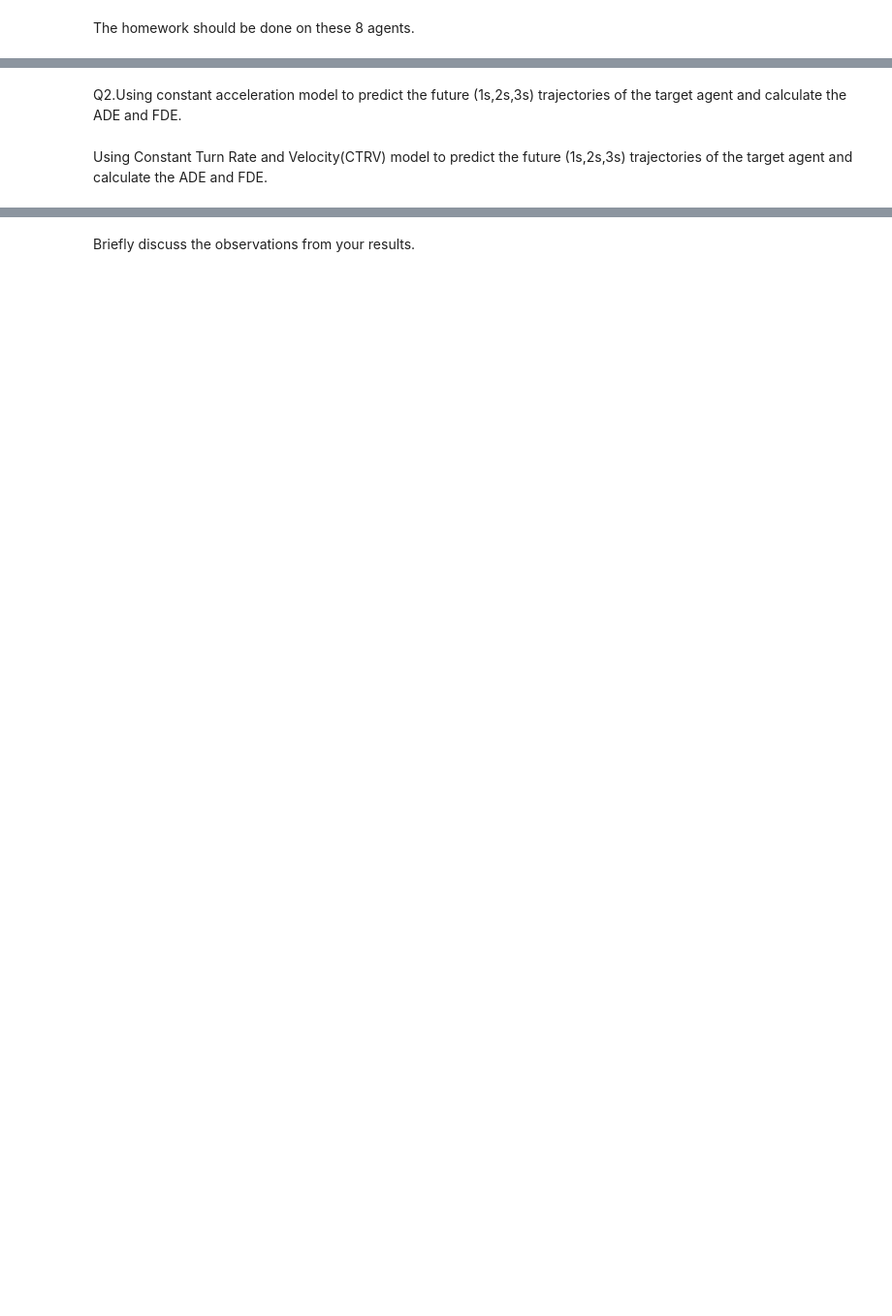
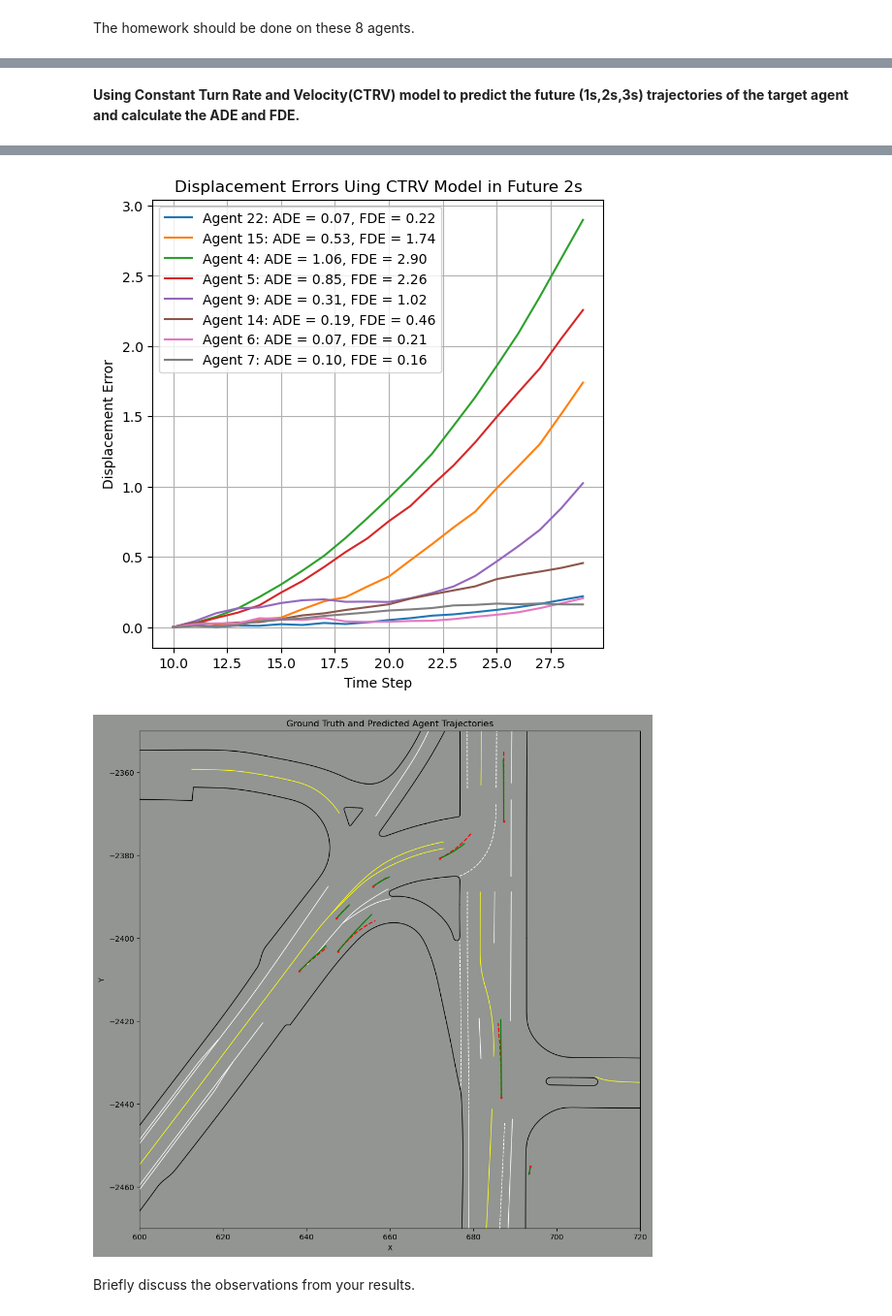
Before and after one commit to ruziniuuuuu/ME5413_HW1, a Jupyter notebook: Task 2/task2.ipynb, the cells around one changed output, grey strips where cells are left out. Shown at 97% size. Saved outputs shown, nothing was run; the diff lists cells and outputs as text; code cells hidden in the pictures; blank space fills up the shorter version.

Commit message:
Successfully implement the functionality of task1 and task2, but I plan to delete the  part in the next commit

```diff
--- a/Task 2/task2.ipynb
+++ b/Task 2/task2.ipynb
@@ -3,4 +5,7 @@ LOAD DATA
 # %%
 import numpy as np
 import matplotlib.pyplot as plt
-data_path ='<PATH TO NPZ>/sample_1a2bc3012c9defca.npz'
+data_path ='data/sample_1a2bc3012c9defca.npz'
+
+# import `plot_map` function
+from utils.plot import plot_map, plot_map_single
@@ -25,8 +32,8 @@ all_agent_current.shape
 # %% [output]
 (24, 10)
 # %%
-#ground truth for the future 1s,2s,3s can be easily derived by :
-predict_horizon = 10 #20,30
+# ground truth for the future 1s,2s,3s can be easily derived by :
+predict_horizon = 20 #20,30
 all_gt_future=all_agent_trajs[:,11:11+predict_horizon]
 all_gt_future.shape
 # %% [output]
@@ -47,4 +196,67 @@ Q1.Using constant velocity model to predict the future (1s,2s,3s) trajectories o
 # %% [markdown]
-Q2.Using constant acceleration model to predict the future (1s,2s,3s) trajectories of the target agent and calculate the ADE and FDE.
+**Using Constant Turn Rate and Velocity(CTRV) model to predict the future (1s,2s,3s) trajectories of the target agent and calculate the ADE and FDE.**
-# %% [markdown]
-Using Constant Turn Rate and Velocity(CTRV) model to predict the future (1s,2s,3s) trajectories of the target agent and calculate the ADE and FDE.
+# %%
+# Obtain the ground truth of position for the future 1/2/3s for the agents to predict
+pos_gt = agents_to_predict[:, 11: 11+predict_horizon, 0:2]
+const_vel = agents_to_predict[:, 11, 7:9]
+const_V = np.sqrt(const_vel[:, 0] ** 2 + const_vel[:, 1] ** 2)
+# print(const_vel.shape)
+init_yaw = agents_to_predict[:, 11, 6]
+const_yawd = (agents_to_predict[:, 11, 6] - agents_to_predict[:, 10, 6]) / 0.1
+
+# predict the future 1s position using constant velocity model
+pos_pred_ctrv = np.zeros((pos_gt.shape))
+pos_pred_ctrv[:, 0, :] = agents_to_predict[:, 11, 0:2]
+
+for i in range(1, predict_horizon):
+    current_yaw = init_yaw + const_yawd * i * 0.1
+    print(current_yaw)
+    pos_pred_ctrv[:, i, 0] += pos_pred_ctrv[:, i - 1, 0] + 0.1 * const_V * np.cos(current_yaw)
+    pos_pred_ctrv[:, i, 1] += pos_pred_ctrv[:, i - 1, 1] + 0.1 * const_V * np.sin(current_yaw)
+
+# Calculate the displacement errors
+displacement_errors = np.linalg.norm(pos_gt - pos_pred_ctrv, axis=2)
+
+# Calculate ADE
+# print(displacement_errors)
+# print(displacement_errors.shape)
+ADE = np.mean(displacement_errors, axis=1)
+# print(ADE)
+
+# Calculate FDE
+FDE = displacement_errors[:, -1]
+# print(FDE)
+
+print("average ADE: ", np.mean(ADE))
+print("average FDE: ", np.mean(FDE))
+
+# Time Step
+time_steps = np.arange(10, 10 + predict_horizon)
+
+# Visualize the displacement errors
+plt.figure(figsize=(6, 6))
+
+for i in range(8):
+    plt.plot(time_steps, displacement_errors[i, :], label='Agent {}: ADE = {:.2f}, FDE = {:.2f}'.format(tracks[i], ADE[i], FDE[i]))
+
+plt.title("Displacement Errors Uing CTRV Model in Future {}s".format(int(predict_horizon/10)))
+plt.xlabel('Time Step')
+plt.ylabel('Displacement Error')
+plt.legend()
+plt.grid(True)
+plt.show()
+
+# Visualize the map
+ax = plot_map(road_polylines)
+
+# Visualize the ground truth and predicted trajectories
+for i in range(8):
+    plt.plot(pos_gt[i, :, 0], pos_gt[i, :, 1], 'r--', label='Agent {} Ground Truth'.format(tracks[i]))
+    plt.plot(pos_pred_ctrv[i, :, 0], pos_pred_ctrv[i, :, 1], 'g', label='Agent {} Predicted'.format(tracks[i]))
+    plt.plot(pos_gt[i, 0, 0], pos_gt[i, 0, 1], 'ro', markersize=2)  # Initial point as a red circle
+
+plt.title("Ground Truth and Predicted Agent Trajectories")
+plt.xlabel('X')
+plt.ylabel('Y')
+plt.show()
+# %% [output]
@@ -51,2 +280,4 @@ Using Constant Turn Rate and Velocity(CTRV) model to predict the future (1s,2s,3
+[figure, added]
+[figure, added]
 # %% [markdown]
 Briefly discuss the observations from your results.
```
Also changed, not shown: parts of 14 cells of this notebook, 13 other files.
